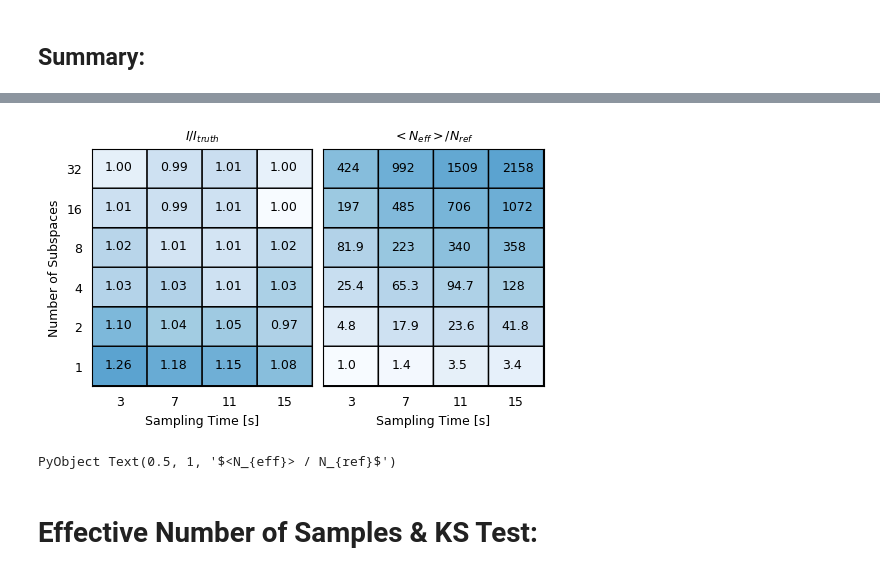
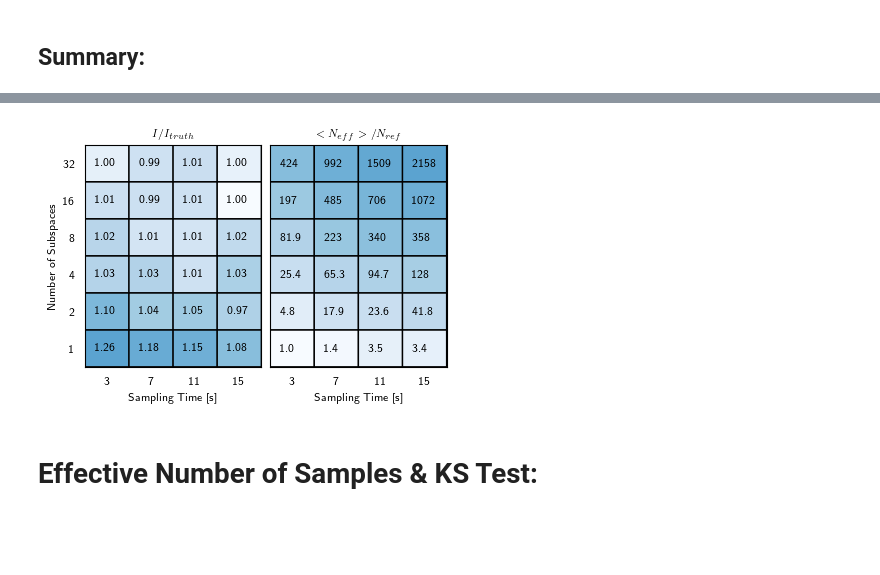
Before and after one commit to VasylHafych/Parallel_Sampling, a Jupyter notebook: notebooks/6-Benchmark-3.ipynb, the cells around one changed output, grey strips where cells are left out. Drawn from its saved outputs; the diff is of its cells as text; code cells hidden in the pictures; blank space fills up the shorter version.

```diff
--- a/notebooks/6-Benchmark-3.ipynb
+++ b/notebooks/6-Benchmark-3.ipynb
@@ -24,9 +27,9 @@ using PyPlot
 # %%
 using BAT
 # %%
-SMALL_SIZE = 9
-MEDIUM_SIZE = 9
-BIGGER_SIZE = 10
+SMALL_SIZE = 8
+MEDIUM_SIZE = 8
+BIGGER_SIZE = 9
 
 plt.rc("font", size=SMALL_SIZE)          # controls default text sizes
 plt.rc("axes", titlesize=SMALL_SIZE)     # fontsize of the axes title
@@ -35,7 +38,7 @@ plt.rc("xtick", labelsize=SMALL_SIZE)    # fontsize of the tick labels
 plt.rc("ytick", labelsize=SMALL_SIZE)    # fontsize of the tick labels
 plt.rc("legend", fontsize=SMALL_SIZE)    # legend fontsize
 plt.rc("figure", titlesize=BIGGER_SIZE)  # fontsize of the figure title
-# plt.rc("text", usetex=true)
+plt.rc("text", usetex=true)
 # %% [markdown]
 ## Functions:
 # %%
@@ -86,0 +94,2 @@ best_size = set_size(latex_width, fraction=1)
+# %%
+golden_size = (4.667538397675384, 2.8846973735586108)
@@ -658,17 +671,16 @@ y_en = 1:7
 
 t_names = ["3", "7", "11", "15"]
 
-fig, (ax, ax2) = plt.subplots(1,2, figsize=(5.826767123287671, 3.07873698630137), sharey=true)
+fig, (ax, ax2) = plt.subplots(1,2, figsize=golden_size, sharey=true)
 fig.subplots_adjust(hspace=0.0, wspace=0.05)
 
 ax.pcolor(x_en, y_en, log.(abs.(1 .- data_1)), edgecolors="k", linewidths=1, cmap=ColorMap(plt.cm.Blues(range(0, stop=0.55, length=7))))
-# ax.set_yticklabels([])
-# ax.set_yticks([], minor = false)
 
-ax.set_yticks(y_en.+0.5)
+
+ax.set_yticks(collect(y_en.+0.5)[1:end-1])
 ax.set_yticklabels(rows_ind, minor=false, rotation=0)
 
-ax.set_xticks(x_en.+0.5)
+ax.set_xticks(collect(x_en.+0.5)[1:end-1])
 ax.set_xticklabels(t_names, minor=false, rotation=0)
 
 ax.set_ylim(1, 7)
@@ -678,7 +690,7 @@ for (row_en, row_val) in enumerate(rows_ind), (col_en, col_val) in enumerate(col
 #     data_1[row_en, col_val] = int_min
 #     intt = round(round(data_1[row_en, col_val], sigdigits=3), digits=3)
     intt = round(data_1[row_en, col_val], sigdigits=3)
-    ax.text(col_val +0.23, row_en +0.45 , "$(@sprintf("%.2f", intt))", fontsize=9)
+    ax.text(col_val +0.22, row_en +0.45 , "$(@sprintf("%.2f", intt))", fontsize=8)
 end
 
 ax.xaxis.set_ticks_position("none")
@@ -696,41 +708,38 @@ ax2.pcolor(x_en, y_en, log.(data_3), edgecolors="k", linewidths=1, cmap=ColorMap
 # ax.set_yticklabels([])
 # ax.set_yticks([], minor = false)
 
-# ax2.set_yticks([])
-
-ax2.set_xticks(x_en.+0.5)
+ax2.set_xticks(collect(x_en.+0.5)[1:end-1])
 ax2.set_xticklabels(t_names, minor=false, rotation=0)
 
 ax2.xaxis.set_ticks_position("none")
 ax2.yaxis.set_ticks_position("none")
 
 ax2.set_ylim(1, 7)
 ax2.set_xlim(1, 5)
 
 for (row_en, row_val) in enumerate(rows_ind), (col_en, col_val) in enumerate(cols_ind)
 
     intt = round(data_3[row_en, col_val]/minimum(data_3), digits=1)
     if intt > 100
         intt = round(Int64, intt)
     end
-    ax2.text(col_val +0.24, row_en +0.43 , "$intt", fontsize=9)
+    ax2.text(col_val +0.22, row_en +0.43 , "$intt", fontsize=8)
 
 #     intt = round(Int64, data_3[row_en, col_val]./minimum(data_3))
 #     ax2.text(col_val +0.35, row_en +0.43 , "$intt", )
 end
 
 
 # ax[2].text(-5,5.1,"(b)",horizontalalignment="center", verticalalignment="center")
 # fig.text(0.05, 0.5, "Number of Subspaces", va="center", rotation="vertical")
 ax2.set_xlabel("Sampling Time [s]")
 
 ax2.set_title(L"<N_{eff}> / N_{ref}")
 
 
-# fig.savefig("../plots/fig-k.pdf", bbox_inches = "tight")
+fig.savefig("../plots/fig-k.pdf", bbox_inches = "tight")
 # %% [output]
-[figure, old version]
+[figure, new version]
-PyObject Text(0.5, 1, '$<N_{eff}> / N_{ref}$')
 # %% [markdown]
 # Effective Number of Samples & KS Test:
 # %% [markdown]
```
Also changed, not shown: parts of 15 cells of this notebook, 23 other files.
